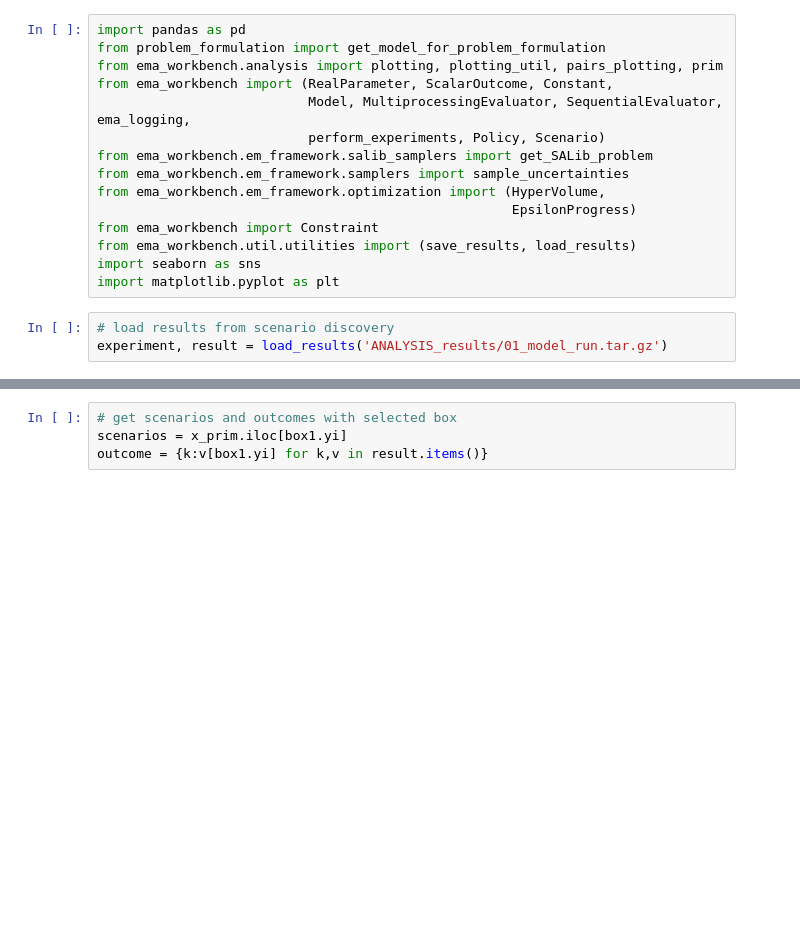
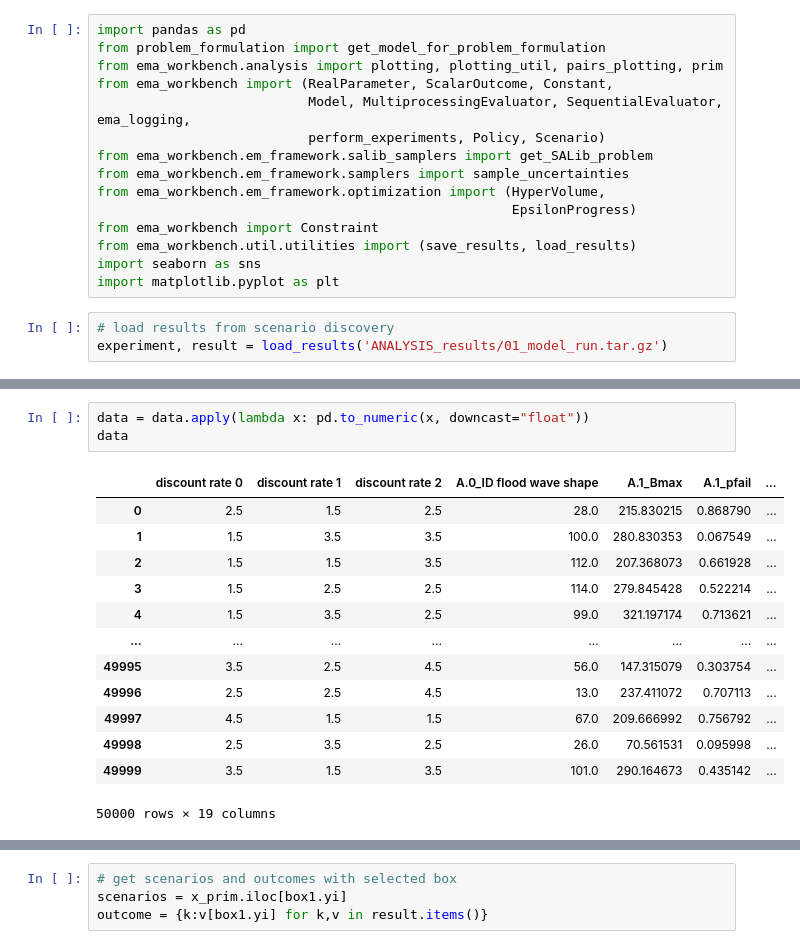
Before and after one commit to floristevito/EPA1361, a Jupyter notebook: lab_sessions/final assignment/ANALYSIS_02_PRIM.ipynb, the cells around one changed output, grey strips where cells are left out. Cells and saved outputs as stored; diff of their text form; blank space fills up the shorter version.

```diff
--- a/lab_sessions/final assignment/ANALYSIS_02_PRIM.ipynb
+++ b/lab_sessions/final assignment/ANALYSIS_02_PRIM.ipynb
@@ -18,0 +23,17 @@ experiment, result = load_results('ANALYSIS_results/01_model_run.tar.gz')
+# %%
+data = data.apply(lambda x: pd.to_numeric(x, downcast="float"))
+data
+# %% [output]
+|  | discount rate 0 | discount rate 1 | discount rate 2 | A.0_ID flood wave shape | A.1_Bmax | A.1_pfail | ... |
+| 0 | 2.5 | 1.5 | 2.5 | 28.0 | 215.830215 | 0.868790 | ... |
+| 1 | 1.5 | 3.5 | 3.5 | 100.0 | 280.830353 | 0.067549 | ... |
+| 2 | 1.5 | 1.5 | 3.5 | 112.0 | 207.368073 | 0.661928 | ... |
+| 3 | 1.5 | 2.5 | 2.5 | 114.0 | 279.845428 | 0.522214 | ... |
+| 4 | 1.5 | 3.5 | 2.5 | 99.0 | 321.197174 | 0.713621 | ... |
+| ... | ... | ... | ... | ... | ... | ... | ... |
+| 49995 | 3.5 | 2.5 | 4.5 | 56.0 | 147.315079 | 0.303754 | ... |
+| 49996 | 2.5 | 2.5 | 4.5 | 13.0 | 237.411072 | 0.707113 | ... |
+| 49997 | 4.5 | 1.5 | 1.5 | 67.0 | 209.666992 | 0.756792 | ... |
+| 49998 | 2.5 | 3.5 | 2.5 | 26.0 | 70.561531 | 0.095998 | ... |
+| 49999 | 3.5 | 1.5 | 3.5 | 101.0 | 290.164673 | 0.435142 | ... |
+50000 rows × 19 columns
```
Also changed, not shown: parts of 10 cells of this notebook.
